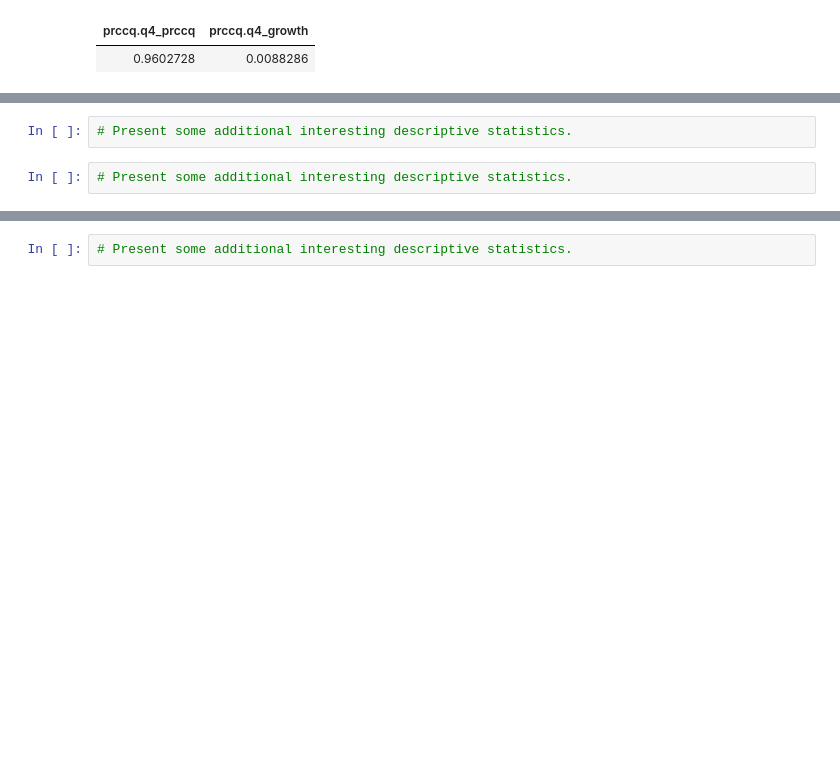
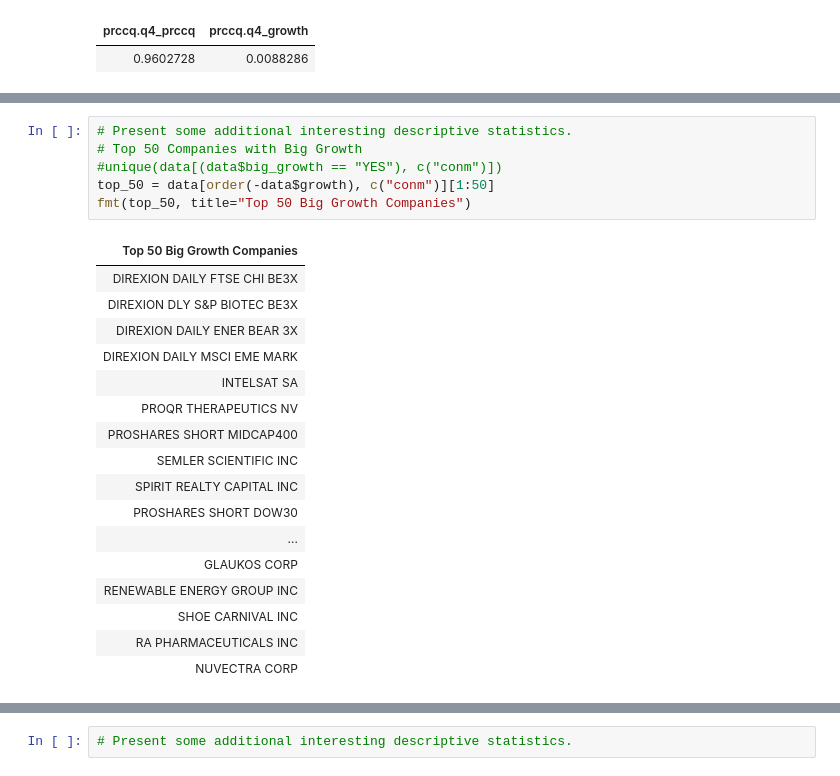
Before and after one commit to micahelinor/Data_Science, a Jupyter notebook: Projects/Advanced Business Analytics/Project A EDA.ipynb, the cells around one changed output, grey strips where cells are left out. Saved outputs shown, nothing was run; the diff lists cells and outputs as text; blank space fills up the shorter version.

```diff
--- a/Projects/Advanced Business Analytics/Project A EDA.ipynb
+++ b/Projects/Advanced Business Analytics/Project A EDA.ipynb
@@ -321,7 +310,27 @@ fmt(missing, title="")
 # %% [output]
 | fraction of observations with mis... |
 | 0.0857143 |
-# %%
-# Present some additional interesting descriptive statistics.
-# %%
-# Present some additional interesting descriptive statistics.
+# %%
+# Present some additional interesting descriptive statistics.
+# Top 50 Companies with Big Growth
+#unique(data[(data$big_growth == "YES"), c("conm")])
+top_50 = data[order(-data$growth), c("conm")][1:50]
+fmt(top_50, title="Top 50 Big Growth Companies")
+# %% [output]
+| Top 50 Big Growth Companies |
+| DIREXION DAILY FTSE CHI BE3X |
+| DIREXION DLY S&P BIOTEC BE3X |
+| DIREXION DAILY ENER BEAR 3X |
+| DIREXION DAILY MSCI EME MARK |
+| INTELSAT SA |
+| PROQR THERAPEUTICS NV |
+| PROSHARES SHORT MIDCAP400 |
+| SEMLER SCIENTIFIC INC |
+| SPIRIT REALTY CAPITAL INC |
+| PROSHARES SHORT DOW30 |
+| ... |
+| GLAUKOS CORP |
+| RENEWABLE ENERGY GROUP INC |
+| SHOE CARNIVAL INC |
+| RA PHARMACEUTICALS INC |
+| NUVECTRA CORP |
```
Also changed, not shown: parts of 4 cells of this notebook.
